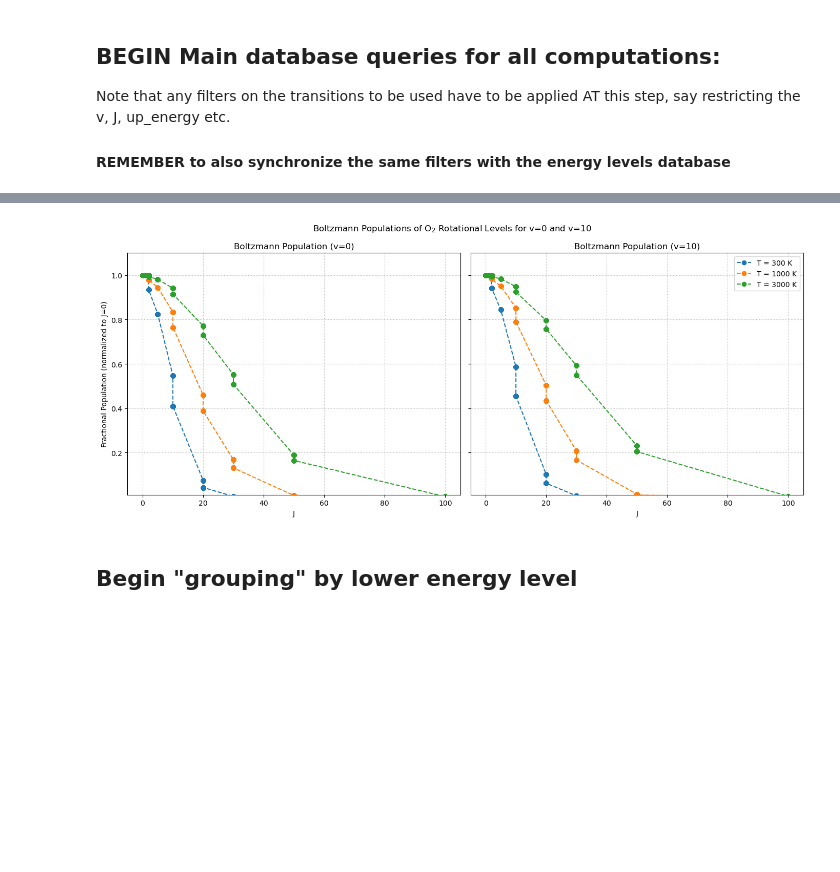
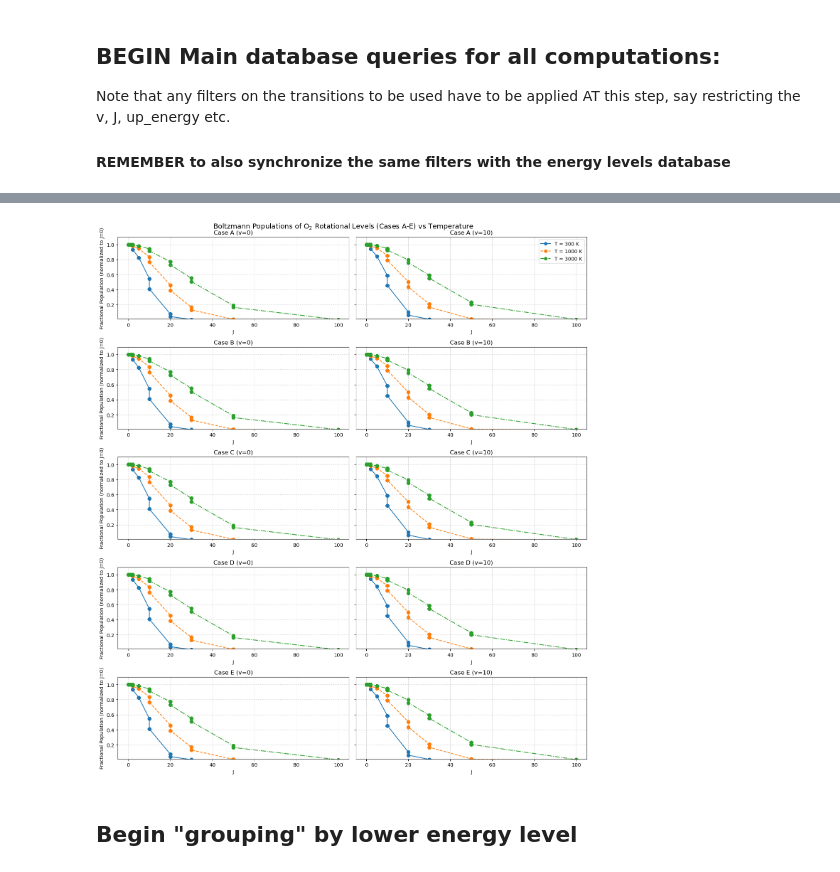
Before and after one commit to PauliAllowed/venom_PACE, a Jupyter notebook: clone_thesisplots/5_mainpolanalysis.ipynb, the cells around one changed output, grey strips where cells are left out. Cells and saved outputs as stored; diff of their text form; code cells hidden in the pictures; blank space fills up the shorter version.

Commit message:
AI edited 3_cont file, works fine, has all  code needed to loop and plot 5 test cases

```diff
--- a/clone_thesisplots/5_mainpolanalysis.ipynb
+++ b/clone_thesisplots/5_mainpolanalysis.ipynb
@@ -178,8 +181,10 @@ print(f"Loaded continuum data for all cases: {list(continuum_by_case.keys())}")
 # %%
 # get max and min of line_pos
-max_line_pos = continuum["line_pos"].max()
-min_line_pos = continuum["line_pos"].min()
 
-print(f"Maximum line_pos: {max_line_pos}")
-print(f"Minimum line_pos: {min_line_pos}")
+for case in case_ids:
+    max_line_pos = continuum_by_case[case]["line_pos"].max()
+    min_line_pos = continuum_by_case[case]["line_pos"].min()
+
+    print(f"Maximum line_pos: {max_line_pos}")
+    print(f"Minimum line_pos: {min_line_pos}")
 # %% [output]
@@ -188,47 +201,67 @@ Minimum line_pos: 16114.6349
 # %%
 import numpy as np
 import matplotlib.pyplot as plt
 
 # Physical constants
 k_B = 0.69503476  # cm^-1/K (Boltzmann constant in spectroscopic units)
 T_list = [300, 1000, 3000]
 J_values = [0, 1, 2, 5, 10, 20, 30, 50, 100]
+cases = ['A', 'B', 'C', 'D', 'E']
 
-fig, axes = plt.subplots(1, 2, figsize=(14, 6), sharey=True)
+# Color and linestyle mapping for temperatures
+T_colors = ['#1f77b4', '#ff7f0e', '#2ca02c']
+T_linestyles = ['-', '--', '-.']
 
-for idx, v in enumerate([0, 10]):
-    v_df = continuum[continuum["down_v"] == v]
-    subset = v_df[v_df["down_J"].isin(J_values)].copy()
+# Grid: 5 rows (cases A-E) × 2 columns (v=0, v=10)
+fig, axes = plt.subplots(5, 2, figsize=(14, 16), sharey=True)
 
-    for T in T_list:
-        # Boltzmann factor
-        subset[f"pop_T{T}"] = np.exp(-subset["down_energy"] / (k_B * T))
+for case_idx, case in enumerate(cases):
+    for v_idx, v in enumerate([0, 10]):
+        ax = axes[case_idx, v_idx]
 
-        # Normalize wrt J=0 population
-        norm_factor = subset[subset["down_J"] == 0][f"pop_T{T}"].values[0]
-        subset[f"pop_T{T}_frac"] = subset[f"pop_T{T}"] / norm_factor
+        # Retrieve continuum data for this case
+        v_df = continuum_by_case[case][continuum_by_case[case]["down_v"] == v]
+        subset = v_df[v_df["down_J"].isin(J_values)].copy()
 
-        # Plot
-        axes[idx].plot(
-            subset["down_J"],
-            subset[f"pop_T{T}_frac"],
-            linestyle="--",
-            marker="o",
-            label=f"T = {T} K"
-        )
+        # Add case identifier
+        subset['case'] = case
 
-    axes[idx].set_xlabel("J")
-    axes[idx].set_title(f"Boltzmann Population (v={v})")
-    axes[idx].grid(True, which="both", linestyle=":")
-    axes[idx].set_ylim(0.01, 1.1)
+        for T_idx, T in enumerate(T_list):
+            # Boltzmann factor
+            subset[f"pop_T{T}"] = np.exp(-subset["down_energy"] / (k_B * T))
 
-axes[0].set_ylabel("Fractional Population (normalized to J=0)")
-axes[1].legend()
-fig.suptitle("Boltzmann Populations of O$_2$ Rotational Levels for v=0 and v=10")
+            # Normalize wrt J=0 population
+            norm_factor = subset[subset["down_J"] == 0][f"pop_T{T}"].values[0]
+            subset[f"pop_T{T}_frac"] = subset[f"pop_T{T}"] / norm_factor
+
+            # Plot with temperature-specific color and linestyle
+            ax.plot(
+                subset["down_J"],
+                subset[f"pop_T{T}_frac"],
+                color=T_colors[T_idx],
+                linestyle=T_linestyles[T_idx],
+                marker="o",
+                label=f"T = {T} K"
+            )
+
+        ax.set_xlabel("J")
+        ax.set_title(f"Case {case} (v={v})")
+        ax.grid(True, which="both", linestyle=":")
+        ax.set_ylim(0.01, 1.1)
+
+        # Legend only on first row, right column
+        if case_idx == 0 and v_idx == 1:
+            ax.legend(loc='upper right')
+
+# Shared ylabel on left column
+for case_idx in range(5):
+    axes[case_idx, 0].set_ylabel("Fractional Population (normalized to J=0)")
+
+fig.suptitle("Boltzmann Populations of O$_2$ Rotational Levels (Cases A-E) vs Temperature", fontsize=14)
 plt.tight_layout()
 plt.show()
 # %% [output]
-[figure, old version]
+[figure, new version]
 # %% [markdown]
 ## Begin "grouping" by lower energy level
 # %%
```
Also changed, not shown: parts of 5 cells of this notebook, 7 other files.
